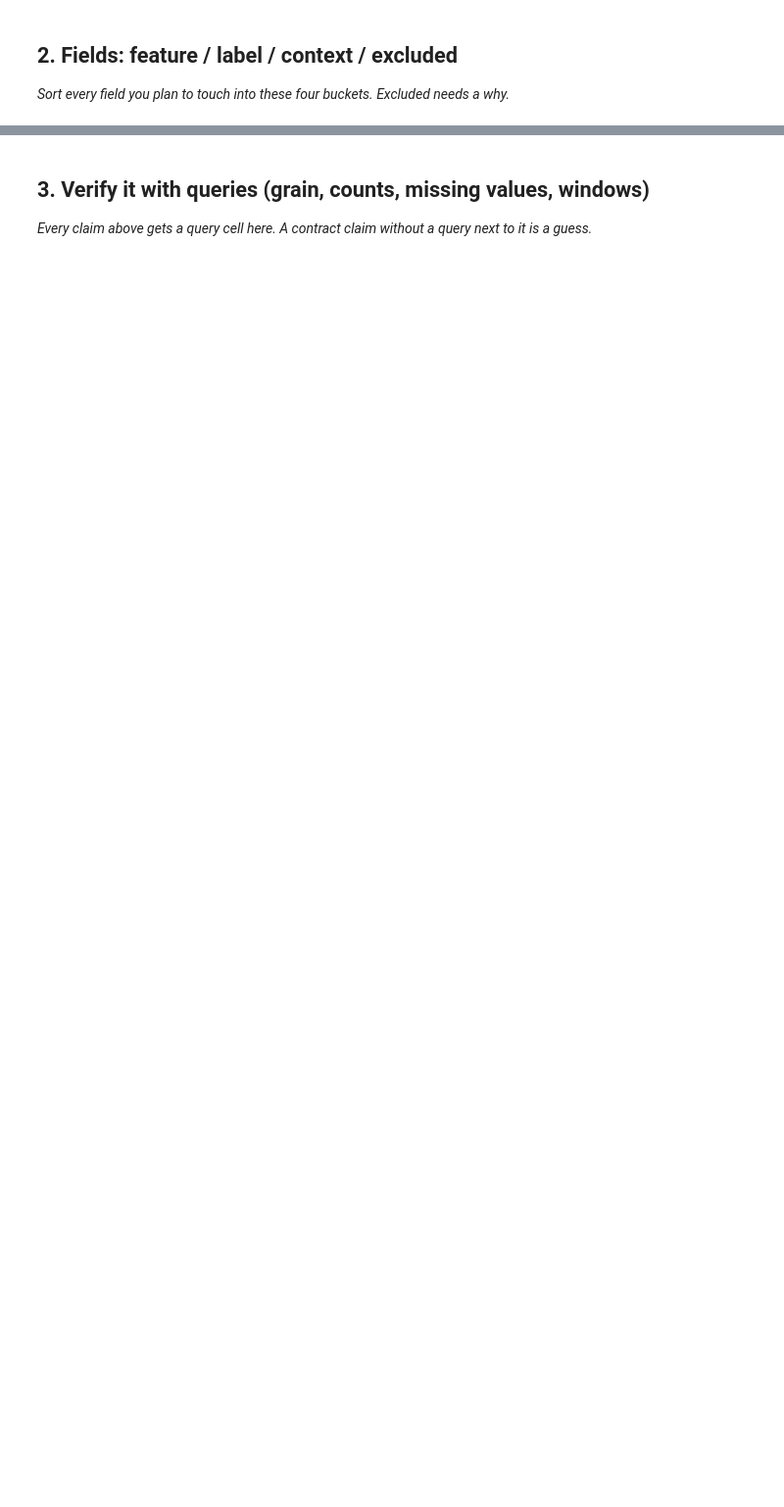
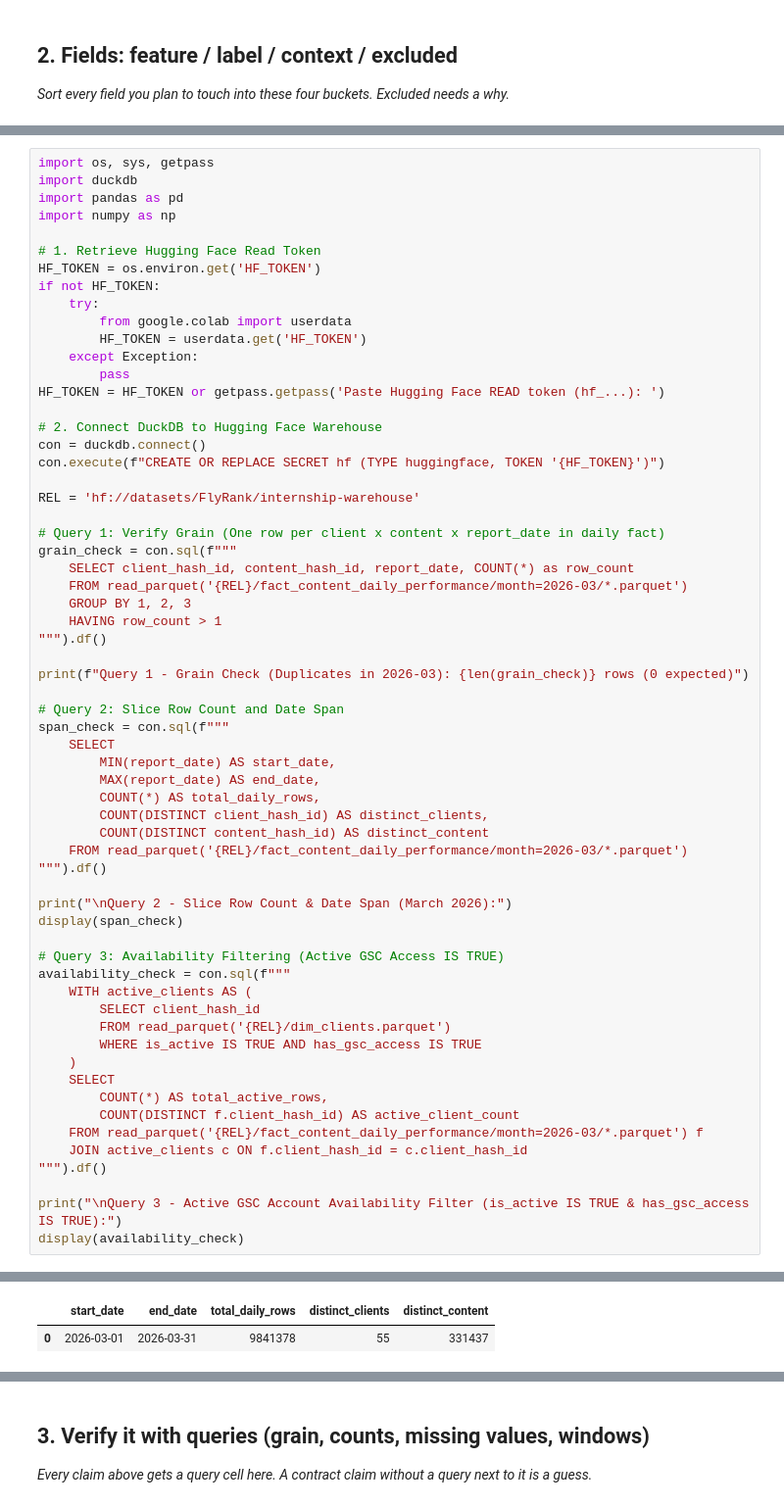
Before and after one commit to AviJxn/flyrank-ml-internship, a Jupyter notebook: work/notebooks/w03_data_contract.ipynb, the cells around one changed output, grey strips where cells are left out. Shown at 98% size. Cells and saved outputs as stored; diff of their text form; blank space fills up the shorter version.

```diff
--- a/work/notebooks/w03_data_contract.ipynb
+++ b/work/notebooks/w03_data_contract.ipynb
@@ -22,0 +28,63 @@ This skeleton is yours to fill. Work the sections **in order** — each one has
+# %%
+import os, sys, getpass
+import duckdb
+import pandas as pd
+import numpy as np
+
+# 1. Retrieve Hugging Face Read Token
+HF_TOKEN = os.environ.get('HF_TOKEN')
+if not HF_TOKEN:
+    try:
+        from google.colab import userdata
+        HF_TOKEN = userdata.get('HF_TOKEN')
+    except Exception:
+        pass
+HF_TOKEN = HF_TOKEN or getpass.getpass('Paste Hugging Face READ token (hf_...): ')
+
+# 2. Connect DuckDB to Hugging Face Warehouse
+con = duckdb.connect()
+con.execute(f"CREATE OR REPLACE SECRET hf (TYPE huggingface, TOKEN '{HF_TOKEN}')")
+
+REL = 'hf://datasets/FlyRank/internship-warehouse'
+
+# Query 1: Verify Grain (One row per client x content x report_date in daily fact)
+grain_check = con.sql(f"""
+    SELECT client_hash_id, content_hash_id, report_date, COUNT(*) as row_count
+    FROM read_parquet('{REL}/fact_content_daily_performance/month=2026-03/*.parquet')
+    GROUP BY 1, 2, 3
+    HAVING row_count > 1
+""").df()
+
+print(f"Query 1 - Grain Check (Duplicates in 2026-03): {len(grain_check)} rows (0 expected)")
+
+# Query 2: Slice Row Count and Date Span
+span_check = con.sql(f"""
+    SELECT
+        MIN(report_date) AS start_date,
+        MAX(report_date) AS end_date,
+        COUNT(*) AS total_daily_rows,
+        COUNT(DISTINCT client_hash_id) AS distinct_clients,
+        COUNT(DISTINCT content_hash_id) AS distinct_content
+    FROM read_parquet('{REL}/fact_content_daily_performance/month=2026-03/*.parquet')
+""").df()
+
+print("\nQuery 2 - Slice Row Count & Date Span (March 2026):")
+display(span_check)
+
+# Query 3: Availability Filtering (Active GSC Access IS TRUE)
+availability_check = con.sql(f"""
+    WITH active_clients AS (
+        SELECT client_hash_id
+        FROM read_parquet('{REL}/dim_clients.parquet')
+        WHERE is_active IS TRUE AND has_gsc_access IS TRUE
+    )
+    SELECT
+        COUNT(*) AS total_active_rows,
+        COUNT(DISTINCT f.client_hash_id) AS active_client_count
+    FROM read_parquet('{REL}/fact_content_daily_performance/month=2026-03/*.parquet') f
+    JOIN active_clients c ON f.client_hash_id = c.client_hash_id
+""").df()
+
+print("\nQuery 3 - Active GSC Account Availability Filter (is_active IS TRUE & has_gsc_access IS TRUE):")
+display(availability_check)
+# %% [output]
@@ -22,0 +95,2 @@ This skeleton is yours to fill. Work the sections **in order** — each one has
+|  | start_date | end_date | total_daily_rows | distinct_clients | distinct_content |
+| 0 | 2026-03-01 | 2026-03-31 | 9841378 | 55 | 331437 |
```
Also changed, not shown: parts of 10 cells of this notebook.
